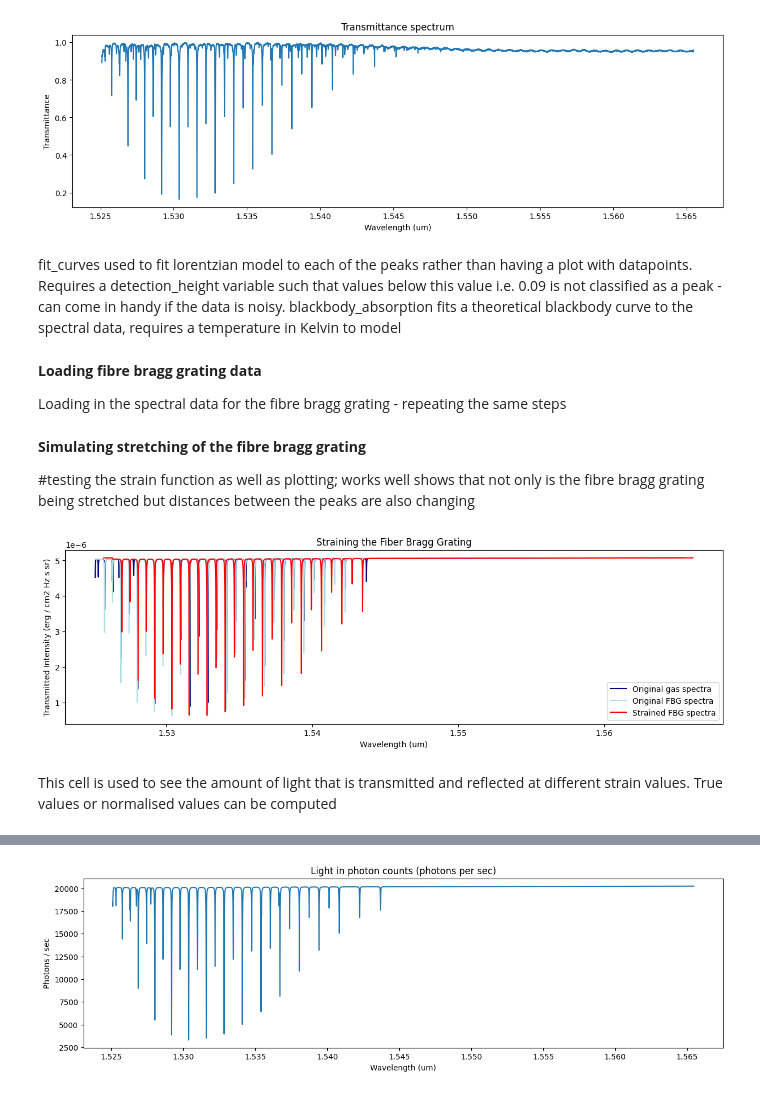
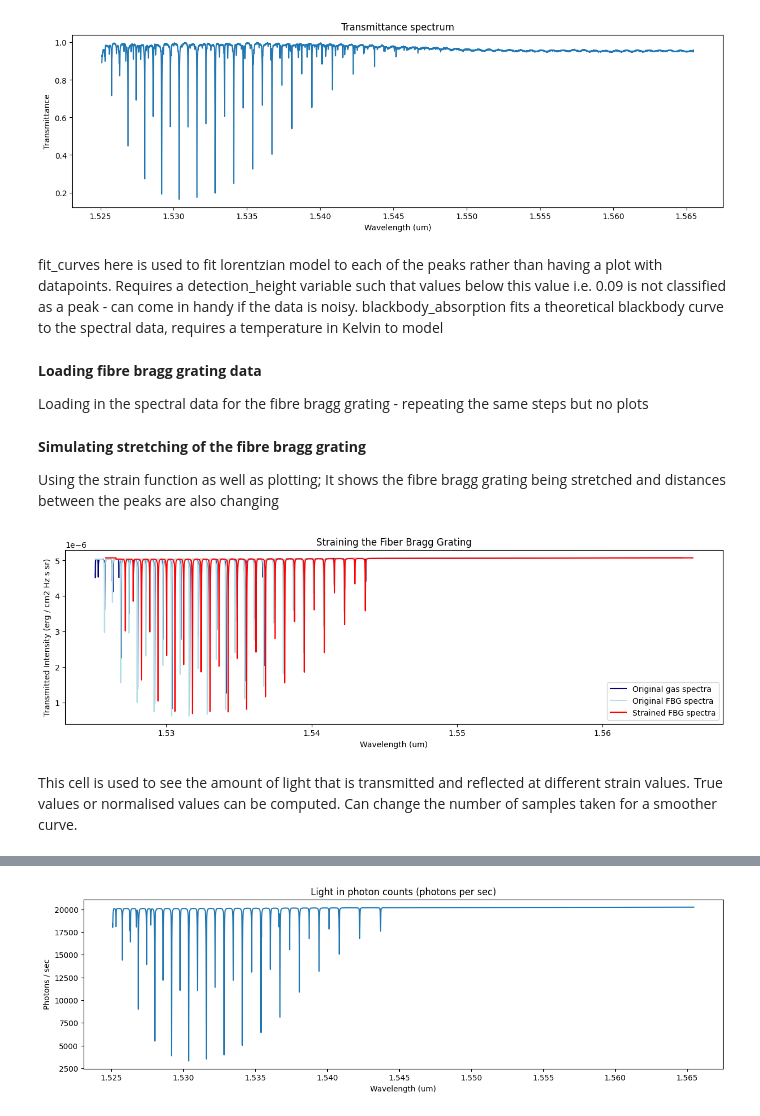
Before and after one commit to SAIL-Labs/FBG-Sensor, a Jupyter notebook: newSimulatingCode_FBG.ipynb, the cells around one changed output, grey strips where cells are left out. Drawn from its saved outputs; the diff is of its cells as text; code cells hidden in the pictures.

```diff
--- a/newSimulatingCode_FBG.ipynb
+++ b/newSimulatingCode_FBG.ipynb
@@ -55,7 +59,7 @@ plot_spectra(spectra_wav, spectra_data)
 # %% [output]
 [figure]
 # %% [markdown]
-fit_curves used to fit lorentzian model to each of the peaks rather than having a plot with datapoints. Requires a detection_height variable such that values below this value i.e. 0.09 is not classified as a peak - can come in handy if the data is noisy.
+fit_curves here is used to fit lorentzian model to each of the peaks rather than having a plot with datapoints. Requires a detection_height variable such that values below this value i.e. 0.09 is not classified as a peak - can come in handy if the data is noisy.
 blackbody_absorption fits a theoretical blackbody curve to the spectral data, requires a temperature in Kelvin to model
 # %%
 transmittance = fit_curves(spectra_wav, spectra_data, 0.09, 'lorentzian')
@@ -63,7 +67,7 @@ flux, transmitted_intensity = blackbodyabsorption(spectra_wav, transmittance, 30
 # %% [markdown]
 **Loading fibre bragg grating data**
 
-Loading in the spectral data for the fibre bragg grating - repeating the same steps
+Loading in the spectral data for the fibre bragg grating - repeating the same steps but no plots
 # %%
 fibre_wavelength, fibregrating_line_data = input_spectra('/home/samhitasodhi/Gas Sensor Project/Code - Nicholas Morley/fbg_prog/fbg_prog/Line_Lists/FBG_C33-c2h2200C3M_42nm_0_T.txt', 0, 2, '\t', None, "nm", "dB")
 transmittanceFBG = fit_curves(fibre_wavelength, fibregrating_line_data, 0.09, 'lorentzian')
@@ -71,13 +75,14 @@ fluxFBG, transmitted_intensityFBG = blackbodyabsorption(fibre_wavelength, transm
 # %% [markdown]
 **Simulating stretching of the fibre bragg grating**
 
-#testing the strain function as well as plotting; works well shows that not only is the fibre bragg grating being stretched but distances between the peaks are also changing
+Using the strain function as well as plotting;
+It shows the fibre bragg grating being stretched and distances between the peaks are also changing
 # %%
-fibre_wavelength_new, interpolatedvals = apply_strain(0.0005, [spectra_wav, fibre_wavelength], [transmitted_intensity, transmitted_intensityFBG], 0, 0.55e-6, 8.6e-6, 0.22) #values for silica, no temperature change
+fibre_wavelength_new, interpolatedvals = apply_strain(0.0006, [spectra_wav, fibre_wavelength], [transmitted_intensity, transmitted_intensityFBG], 0, 0.55e-6, 8.6e-6, 0.22) #values for silica, no temperature change
 plot_strainspectra([spectra_wav, fibre_wavelength, fibre_wavelength_new], [transmitted_intensity, transmitted_intensityFBG, interpolatedvals])
 # %% [output]
-[figure, old version]
+[figure, new version]
 # %% [markdown]
-This cell is used to see the amount of light that is transmitted and reflected at different strain values. True values or normalised values can be computed
+This cell is used to see the amount of light that is transmitted and reflected at different strain values. True values or normalised values can be computed. Can change the number of samples taken for a smoother curve.
 # %%
 ### True values
```
Also changed, not shown: parts of 5 cells of this notebook.
